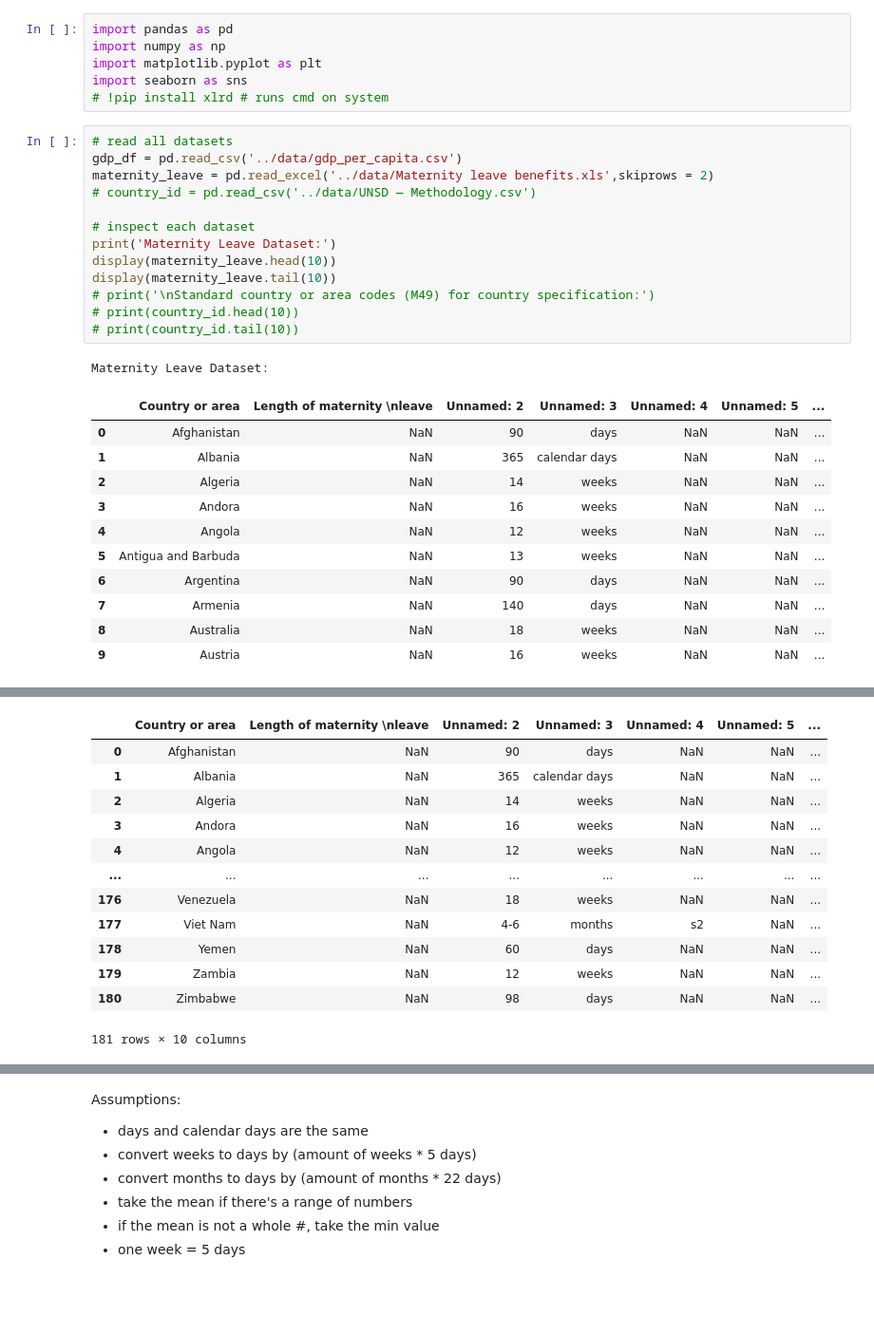
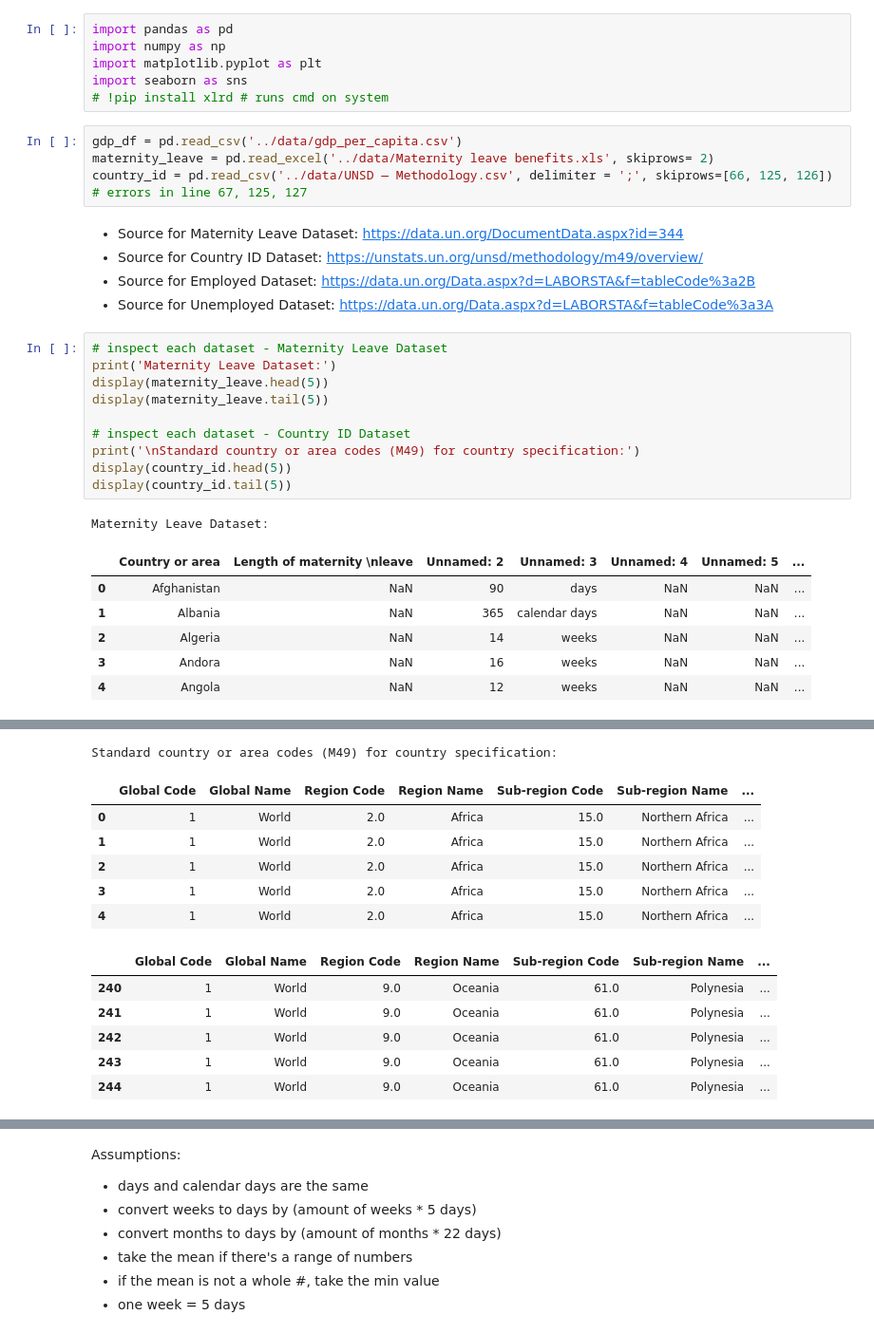
Before and after one commit to nss-data-science-cohort-7/un-exploration-marieljum, a Jupyter notebook: notebooks/solo_exploration.ipynb, the cells around one changed output, grey strips where cells are left out. Shown at 95% size. Saved outputs shown, nothing was run; the diff lists cells and outputs as text; blank space fills up the shorter version.

```diff
--- a/notebooks/solo_exploration.ipynb
+++ b/notebooks/solo_exploration.ipynb
@@ -4,19 +4,25 @@ import numpy as np
 import matplotlib.pyplot as plt
 import seaborn as sns
 # !pip install xlrd # runs cmd on system
+# %%
+gdp_df = pd.read_csv('../data/gdp_per_capita.csv')
+maternity_leave = pd.read_excel('../data/Maternity leave benefits.xls', skiprows= 2)
+country_id = pd.read_csv('../data/UNSD — Methodology.csv', delimiter = ';', skiprows=[66, 125, 126]) # errors in line 67, 125, 127
+# %% [markdown]
+- Source for Maternity Leave Dataset: https://data.un.org/DocumentData.aspx?id=344
+- Source for Country ID Dataset: https://unstats.un.org/unsd/methodology/m49/overview/
+- Source for Employed Dataset: https://data.un.org/Data.aspx?d=LABORSTA&f=tableCode%3a2B
+- Source for Unemployed Dataset: https://data.un.org/Data.aspx?d=LABORSTA&f=tableCode%3a3A
 # %%
-# read all datasets
-gdp_df = pd.read_csv('../data/gdp_per_capita.csv')
-maternity_leave = pd.read_excel('../data/Maternity leave benefits.xls',skiprows = 2)
-# country_id = pd.read_csv('../data/UNSD — Methodology.csv')
+# inspect each dataset - Maternity Leave Dataset
+print('Maternity Leave Dataset:')
+display(maternity_leave.head(5))
+display(maternity_leave.tail(5))
 
-# inspect each dataset
-print('Maternity Leave Dataset:')
-display(maternity_leave.head(10))
-display(maternity_leave.tail(10))
-# print('\nStandard country or area codes (M49) for country specification:')
-# print(country_id.head(10))
-# print(country_id.tail(10))
+# inspect each dataset - Country ID Dataset
+print('\nStandard country or area codes (M49) for country specification:')
+display(country_id.head(5))
+display(country_id.tail(5))
 # %% [output]
 Maternity Leave Dataset:
 |  | Country or area | Length of maternity \nleave | Unnamed: 2 | Unnamed: 3 | Unnamed: 4 | Unnamed: 5 | ... |
@@ -25,9 +31,4 @@ Maternity Leave Dataset:
 | 2 | Algeria | NaN | 14 | weeks | NaN | NaN | ... |
 | 3 | Andora | NaN | 16 | weeks | NaN | NaN | ... |
 | 4 | Angola | NaN | 12 | weeks | NaN | NaN | ... |
-| 5 | Antigua and Barbuda | NaN | 13 | weeks | NaN | NaN | ... |
-| 6 | Argentina | NaN | 90 | days | NaN | NaN | ... |
-| 7 | Armenia | NaN | 140 | days | NaN | NaN | ... |
-| 8 | Australia | NaN | 18 | weeks | NaN | NaN | ... |
-| 9 | Austria | NaN | 16 | weeks | NaN | NaN | ... |
 |  | Country or area | Length of maternity \nleave | Unnamed: 2 | Unnamed: 3 | Unnamed: 4 | Unnamed: 5 | ... |
@@ -39,19 +35,19 @@ Maternity Leave Dataset:
 | 176 | Venezuela | NaN | 18 | weeks | NaN | NaN | ... |
 | 177 | Viet Nam | NaN | 4-6 | months | s2 | NaN | ... |
 | 178 | Yemen | NaN | 60 | days | NaN | NaN | ... |
 | 179 | Zambia | NaN | 12 | weeks | NaN | NaN | ... |
 | 180 | Zimbabwe | NaN | 98 | days | NaN | NaN | ... |
+Standard country or area codes (M49) for country specification:
-|  | Country or area | Length of maternity \nleave | Unnamed: 2 | Unnamed: 3 | Unnamed: 4 | Unnamed: 5 | ... |
-| 0 | Afghanistan | NaN | 90 | days | NaN | NaN | ... |
-| 1 | Albania | NaN | 365 | calendar days | NaN | NaN | ... |
-| 2 | Algeria | NaN | 14 | weeks | NaN | NaN | ... |
-| 3 | Andora | NaN | 16 | weeks | NaN | NaN | ... |
-| 4 | Angola | NaN | 12 | weeks | NaN | NaN | ... |
-| ... | ... | ... | ... | ... | ... | ... | ... |
-| 176 | Venezuela | NaN | 18 | weeks | NaN | NaN | ... |
-| 177 | Viet Nam | NaN | 4-6 | months | s2 | NaN | ... |
-| 178 | Yemen | NaN | 60 | days | NaN | NaN | ... |
-| 179 | Zambia | NaN | 12 | weeks | NaN | NaN | ... |
-| 180 | Zimbabwe | NaN | 98 | days | NaN | NaN | ... |
+|  | Global Code | Global Name | Region Code | Region Name | Sub-region Code | Sub-region Name | ... |
+| 0 | 1 | World | 2.0 | Africa | 15.0 | Northern Africa | ... |
+| 1 | 1 | World | 2.0 | Africa | 15.0 | Northern Africa | ... |
+| 2 | 1 | World | 2.0 | Africa | 15.0 | Northern Africa | ... |
+| 3 | 1 | World | 2.0 | Africa | 15.0 | Northern Africa | ... |
+| 4 | 1 | World | 2.0 | Africa | 15.0 | Northern Africa | ... |
-181 rows × 10 columns
+|  | Global Code | Global Name | Region Code | Region Name | Sub-region Code | Sub-region Name | ... |
+| 240 | 1 | World | 9.0 | Oceania | 61.0 | Polynesia | ... |
+| 241 | 1 | World | 9.0 | Oceania | 61.0 | Polynesia | ... |
+| 242 | 1 | World | 9.0 | Oceania | 61.0 | Polynesia | ... |
+| 243 | 1 | World | 9.0 | Oceania | 61.0 | Polynesia | ... |
+| 244 | 1 | World | 9.0 | Oceania | 61.0 | Polynesia | ... |
 # %%
```
Also changed, not shown: parts of 24 cells of this notebook.
